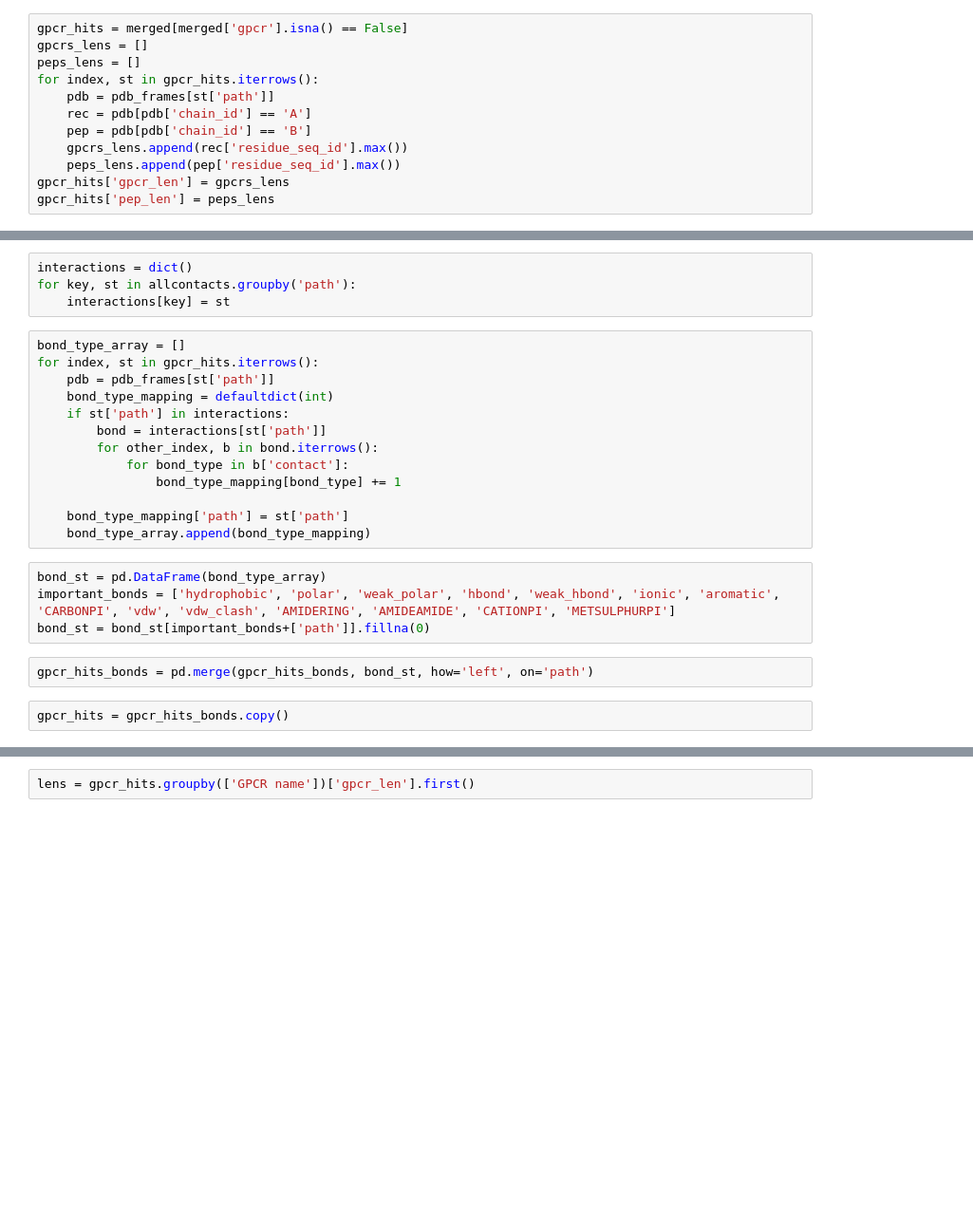
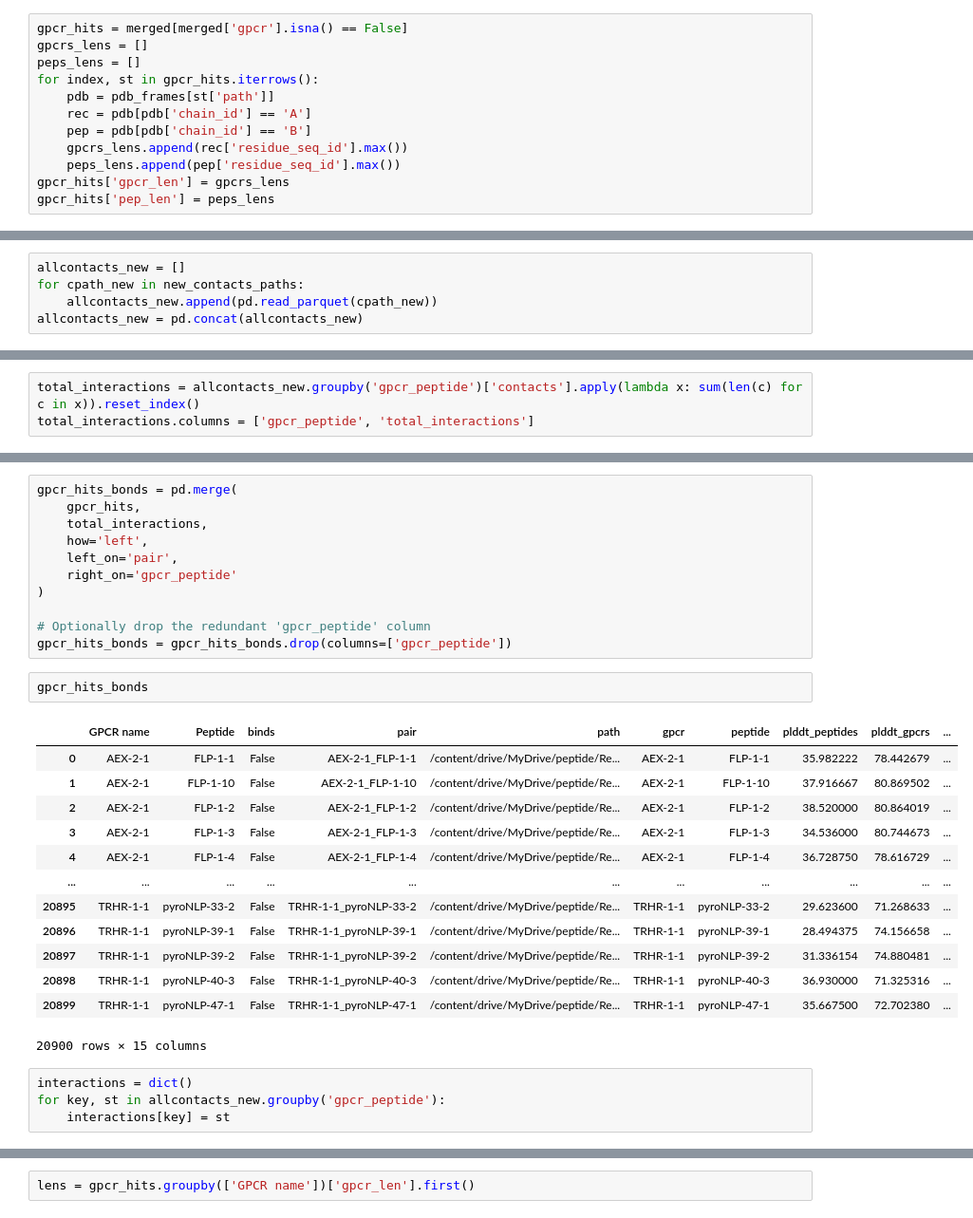
Before and after one commit to Zebreu/DeorphaNN, a Jupyter notebook: DeorphaNN_training.ipynb, the cells around one changed output, grey strips where cells are left out. Shown at 95% size. Drawn from its saved outputs; the diff is of its cells as text; blank space fills up the shorter version.

```diff
--- a/DeorphaNN_training.ipynb
+++ b/DeorphaNN_training.ipynb
@@ -192,0 +148,5 @@ gpcr_hits_bonds = pd.merge(gpcr_hits, total_interactions, how='left', on='path')
+# %%
+allcontacts_new = []
+for cpath_new in new_contacts_paths:
+    allcontacts_new.append(pd.read_parquet(cpath_new))
+allcontacts_new = pd.concat(allcontacts_new)
@@ -192,0 +173,3 @@ gpcr_hits_bonds = pd.merge(gpcr_hits, total_interactions, how='left', on='path')
+# %%
+total_interactions = allcontacts_new.groupby('gpcr_peptide')['contacts'].apply(lambda x: sum(len(c) for c in x)).reset_index()
+total_interactions.columns = ['gpcr_peptide', 'total_interactions']
@@ -193,25 +208,31 @@ gpcr_hits_bonds = pd.merge(gpcr_hits, total_interactions, how='left', on='path')
+# %%
+gpcr_hits_bonds = pd.merge(
+    gpcr_hits,
+    total_interactions,
+    how='left',
+    left_on='pair',
+    right_on='gpcr_peptide'
+)
+
+# Optionally drop the redundant 'gpcr_peptide' column
+gpcr_hits_bonds = gpcr_hits_bonds.drop(columns=['gpcr_peptide'])
+# %%
+gpcr_hits_bonds
+# %% [output]
+|  | GPCR name | Peptide | binds | pair | path | gpcr | peptide | plddt_peptides | plddt_gpcrs | ... |
+| 0 | AEX-2-1 | FLP-1-1 | False | AEX-2-1_FLP-1-1 | /content/drive/MyDrive/peptide/Re... | AEX-2-1 | FLP-1-1 | 35.982222 | 78.442679 | ... |
+| 1 | AEX-2-1 | FLP-1-10 | False | AEX-2-1_FLP-1-10 | /content/drive/MyDrive/peptide/Re... | AEX-2-1 | FLP-1-10 | 37.916667 | 80.869502 | ... |
+| 2 | AEX-2-1 | FLP-1-2 | False | AEX-2-1_FLP-1-2 | /content/drive/MyDrive/peptide/Re... | AEX-2-1 | FLP-1-2 | 38.520000 | 80.864019 | ... |
+| 3 | AEX-2-1 | FLP-1-3 | False | AEX-2-1_FLP-1-3 | /content/drive/MyDrive/peptide/Re... | AEX-2-1 | FLP-1-3 | 34.536000 | 80.744673 | ... |
+| 4 | AEX-2-1 | FLP-1-4 | False | AEX-2-1_FLP-1-4 | /content/drive/MyDrive/peptide/Re... | AEX-2-1 | FLP-1-4 | 36.728750 | 78.616729 | ... |
+| ... | ... | ... | ... | ... | ... | ... | ... | ... | ... | ... |
+| 20895 | TRHR-1-1 | pyroNLP-33-2 | False | TRHR-1-1_pyroNLP-33-2 | /content/drive/MyDrive/peptide/Re... | TRHR-1-1 | pyroNLP-33-2 | 29.623600 | 71.268633 | ... |
+| 20896 | TRHR-1-1 | pyroNLP-39-1 | False | TRHR-1-1_pyroNLP-39-1 | /content/drive/MyDrive/peptide/Re... | TRHR-1-1 | pyroNLP-39-1 | 28.494375 | 74.156658 | ... |
+| 20897 | TRHR-1-1 | pyroNLP-39-2 | False | TRHR-1-1_pyroNLP-39-2 | /content/drive/MyDrive/peptide/Re... | TRHR-1-1 | pyroNLP-39-2 | 31.336154 | 74.880481 | ... |
+| 20898 | TRHR-1-1 | pyroNLP-40-3 | False | TRHR-1-1_pyroNLP-40-3 | /content/drive/MyDrive/peptide/Re... | TRHR-1-1 | pyroNLP-40-3 | 36.930000 | 71.325316 | ... |
+| 20899 | TRHR-1-1 | pyroNLP-47-1 | False | TRHR-1-1_pyroNLP-47-1 | /content/drive/MyDrive/peptide/Re... | TRHR-1-1 | pyroNLP-47-1 | 35.667500 | 72.702380 | ... |
+20900 rows × 15 columns
 # %%
 interactions = dict()
-for key, st in allcontacts.groupby('path'):
+for key, st in allcontacts_new.groupby('gpcr_peptide'):
     interactions[key] = st
-# %%
-bond_type_array = []
-for index, st in gpcr_hits.iterrows():
-    pdb = pdb_frames[st['path']]
-    bond_type_mapping = defaultdict(int)
-    if st['path'] in interactions:
-        bond = interactions[st['path']]
-        for other_index, b in bond.iterrows():
-            for bond_type in b['contact']:
-                bond_type_mapping[bond_type] += 1
-
-    bond_type_mapping['path'] = st['path']
-    bond_type_array.append(bond_type_mapping)
-# %%
-bond_st = pd.DataFrame(bond_type_array)
-important_bonds = ['hydrophobic', 'polar', 'weak_polar', 'hbond', 'weak_hbond', 'ionic', 'aromatic', 'CARBONPI', 'vdw', 'vdw_clash', 'AMIDERING', 'AMIDEAMIDE', 'CATIONPI', 'METSULPHURPI']
-bond_st = bond_st[important_bonds+['path']].fillna(0)
-# %%
-gpcr_hits_bonds = pd.merge(gpcr_hits_bonds, bond_st, how='left', on='path')
-# %%
-gpcr_hits = gpcr_hits_bonds.copy()
```
Also changed, not shown: parts of 53 cells of this notebook.
